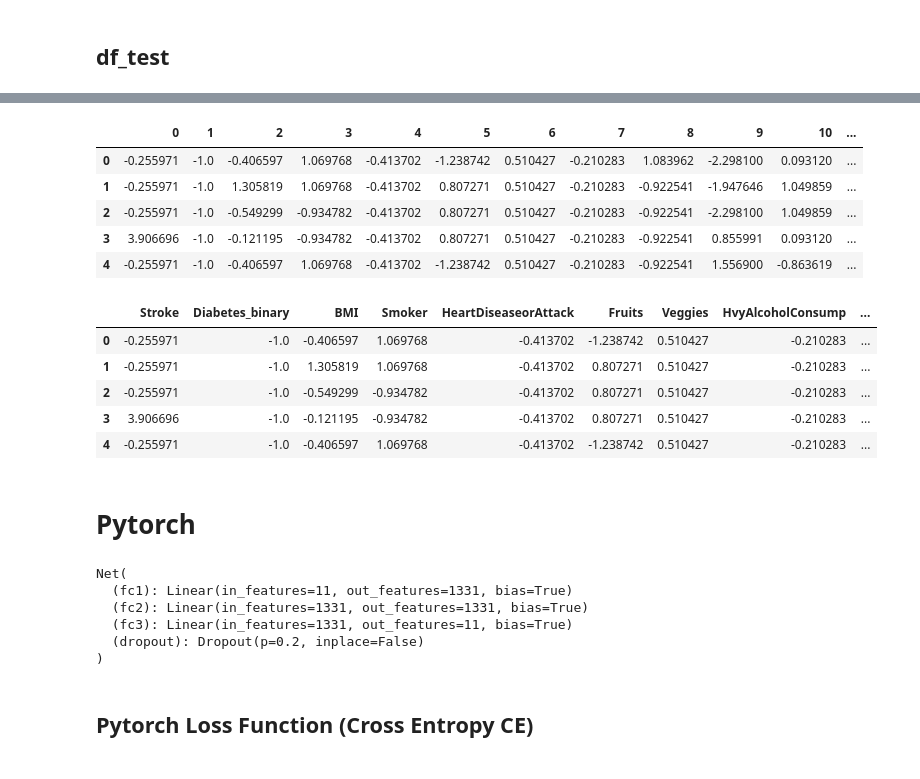
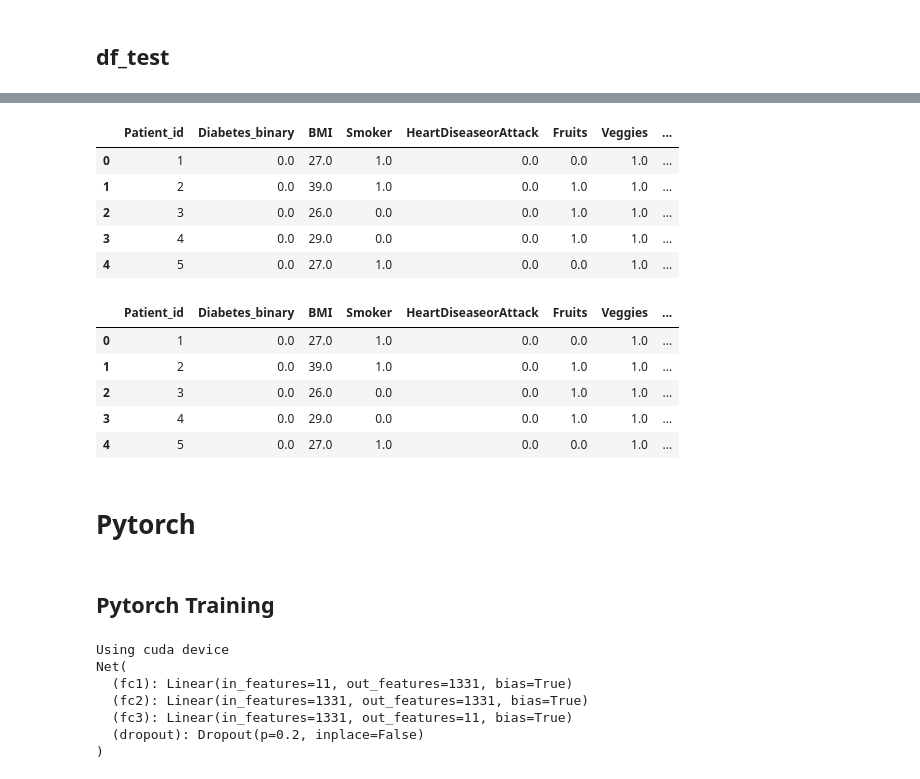
Before and after one commit to ric3b0wl/ECGR4105-IntroML, a Jupyter notebook: final_project/stroke_pytorch_nn.ipynb, the cells around one changed output, grey strips where cells are left out. Cells and saved outputs as stored; diff of their text form; code cells hidden in the pictures.

Commit message:
ANN pytorch update

```diff
--- a/final_project/stroke_pytorch_nn.ipynb
+++ b/final_project/stroke_pytorch_nn.ipynb
@@ -16,4 +16,6 @@ pd.set_option("display.max_columns", None)
 
 df_train = pd.read_csv('train.csv')
 df_test  = pd.read_csv('test.csv')
-# df_sub   = pd.read_csv('submission.csv')
+
+df_train['Patient_id'] = range(1, len(df_train) + 1)
+df_test['Patient_id'] = range(1, len(df_test) + 1)
@@ -118,7 +178,8 @@ y_train = df_train.loc[:, 'Stroke'].values
 # %%
 # same as above for test dataset
 
-columns_titles_test = ['Stroke',
+columns_titles_test = ['Patient_id',
+                       'Stroke',
                        'Diabetes_binary',
                        'HighBP',
                        'HighChol',
@@ -154,19 +215,6 @@ df_test.head()
 # %%
-# df_test.drop(['HighBP',
-#                'HighChol',
-#                'CholCheck',
-#                'PhysActivity',
-#                'AnyHealthcare',
-#                'NoDocbcCost',
-#                'GenHlth',
-#                'MentHlth',
-#                'PhysHlth',
-#                'DiffWalk',
-#                'Sex',
-#                'Education',
-#                'Income'],axis=1,inplace=True)
-
-df_test.drop(['HighBP',
+df_test.drop(['Stroke',
+              'HighBP',
               'HighChol',
               'CholCheck',
               'PhysActivity',
@@ -176,3 +224,5 @@ df_test.drop(['HighBP',
               'MentHlth',
               'PhysHlth',
               'DiffWalk'],axis=1,inplace=True)
+
+df_test
@@ -179,27 +245,27 @@ df_test.drop(['HighBP',
 # %%
 df_test.fillna(df_test.mean(),inplace=True)
 
 Scaler_test = StandardScaler()
 test_columns = df_test.columns
-df_test = pd.DataFrame(Scaler_test.fit_transform(df_test))
+# df_test = pd.DataFrame(Scaler_test.fit_transform(df_test))
 df_test.head()
 # %% [output]
-|  | 0 | 1 | 2 | 3 | 4 | 5 | 6 | 7 | 8 | 9 | 10 | ... |
-| 0 | -0.255971 | -1.0 | -0.406597 | 1.069768 | -0.413702 | -1.238742 | 0.510427 | -0.210283 | 1.083962 | -2.298100 | 0.093120 | ... |
-| 1 | -0.255971 | -1.0 | 1.305819 | 1.069768 | -0.413702 | 0.807271 | 0.510427 | -0.210283 | -0.922541 | -1.947646 | 1.049859 | ... |
-| 2 | -0.255971 | -1.0 | -0.549299 | -0.934782 | -0.413702 | 0.807271 | 0.510427 | -0.210283 | -0.922541 | -2.298100 | 1.049859 | ... |
-| 3 | 3.906696 | -1.0 | -0.121195 | -0.934782 | -0.413702 | 0.807271 | 0.510427 | -0.210283 | -0.922541 | 0.855991 | 0.093120 | ... |
-| 4 | -0.255971 | -1.0 | -0.406597 | 1.069768 | -0.413702 | -1.238742 | 0.510427 | -0.210283 | -0.922541 | 1.556900 | -0.863619 | ... |
+|  | Patient_id | Diabetes_binary | BMI | Smoker | HeartDiseaseorAttack | Fruits | Veggies | ... |
+| 0 | 1 | 0.0 | 27.0 | 1.0 | 0.0 | 0.0 | 1.0 | ... |
+| 1 | 2 | 0.0 | 39.0 | 1.0 | 0.0 | 1.0 | 1.0 | ... |
+| 2 | 3 | 0.0 | 26.0 | 0.0 | 0.0 | 1.0 | 1.0 | ... |
+| 3 | 4 | 0.0 | 29.0 | 0.0 | 0.0 | 1.0 | 1.0 | ... |
+| 4 | 5 | 0.0 | 27.0 | 1.0 | 0.0 | 0.0 | 1.0 | ... |
 # %%
 df_test.columns  = test_columns
 df_test.head()
 # %% [output]
-|  | Stroke | Diabetes_binary | BMI | Smoker | HeartDiseaseorAttack | Fruits | Veggies | HvyAlcoholConsump | ... |
-| 0 | -0.255971 | -1.0 | -0.406597 | 1.069768 | -0.413702 | -1.238742 | 0.510427 | -0.210283 | ... |
-| 1 | -0.255971 | -1.0 | 1.305819 | 1.069768 | -0.413702 | 0.807271 | 0.510427 | -0.210283 | ... |
-| 2 | -0.255971 | -1.0 | -0.549299 | -0.934782 | -0.413702 | 0.807271 | 0.510427 | -0.210283 | ... |
-| 3 | 3.906696 | -1.0 | -0.121195 | -0.934782 | -0.413702 | 0.807271 | 0.510427 | -0.210283 | ... |
-| 4 | -0.255971 | -1.0 | -0.406597 | 1.069768 | -0.413702 | -1.238742 | 0.510427 | -0.210283 | ... |
+|  | Patient_id | Diabetes_binary | BMI | Smoker | HeartDiseaseorAttack | Fruits | Veggies | ... |
+| 0 | 1 | 0.0 | 27.0 | 1.0 | 0.0 | 0.0 | 1.0 | ... |
+| 1 | 2 | 0.0 | 39.0 | 1.0 | 0.0 | 1.0 | 1.0 | ... |
+| 2 | 3 | 0.0 | 26.0 | 0.0 | 0.0 | 1.0 | 1.0 | ... |
+| 3 | 4 | 0.0 | 29.0 | 0.0 | 0.0 | 1.0 | 1.0 | ... |
+| 4 | 5 | 0.0 | 27.0 | 1.0 | 0.0 | 0.0 | 1.0 | ... |
 # %% [markdown]
 # Pytorch
 # %%
@@ -207,8 +273,13 @@ import torch
 import torch.nn as nn
 from torch.nn import functional as F
 from torch.autograd import Variable
+# %% [markdown]
+## Pytorch Training
 # %%
 # credit to https://www.kaggle.com/mburakergenc/ttianic-minimal-pytorch-mlp
+
+device = 'cuda' if torch.cuda.is_available() else 'cpu'
+print('Using {} device'.format(device))
 
 class Net(nn.Module):
     def __init__(self):
@@ -225,16 +296,16 @@ class Net(nn.Module):
         x = self.dropout(x)
         x = self.fc3(x)
         return x
-model = Net()
+
+model = Net().cuda()
 print(model)
 # %% [output]
+Using cuda device
 Net(
   (fc1): Linear(in_features=11, out_features=1331, bias=True)
   (fc2): Linear(in_features=1331, out_features=1331, bias=True)
   (fc3): Linear(in_features=1331, out_features=11, bias=True)
   (dropout): Dropout(p=0.2, inplace=False)
 )
-# %% [markdown]
-## Pytorch Loss Function (Cross Entropy CE)
 # %%
 criterion = nn.CrossEntropyLoss()
```
Also changed, not shown: parts of 34 cells of this notebook, 3 other files.
